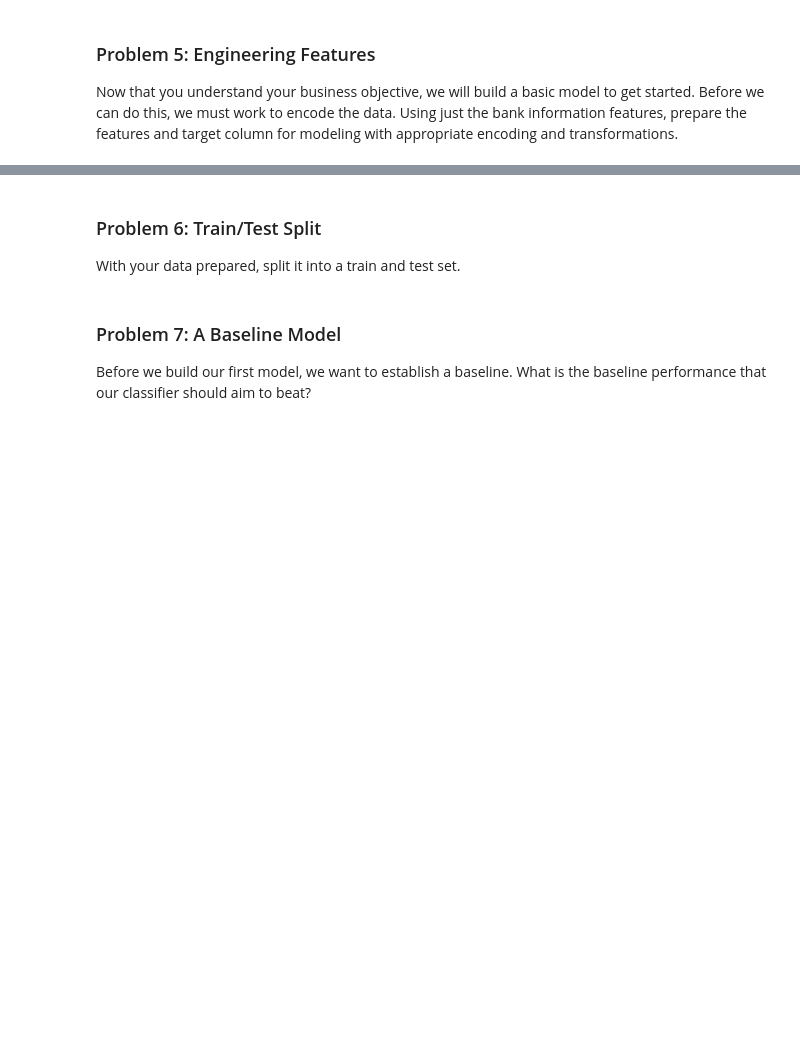
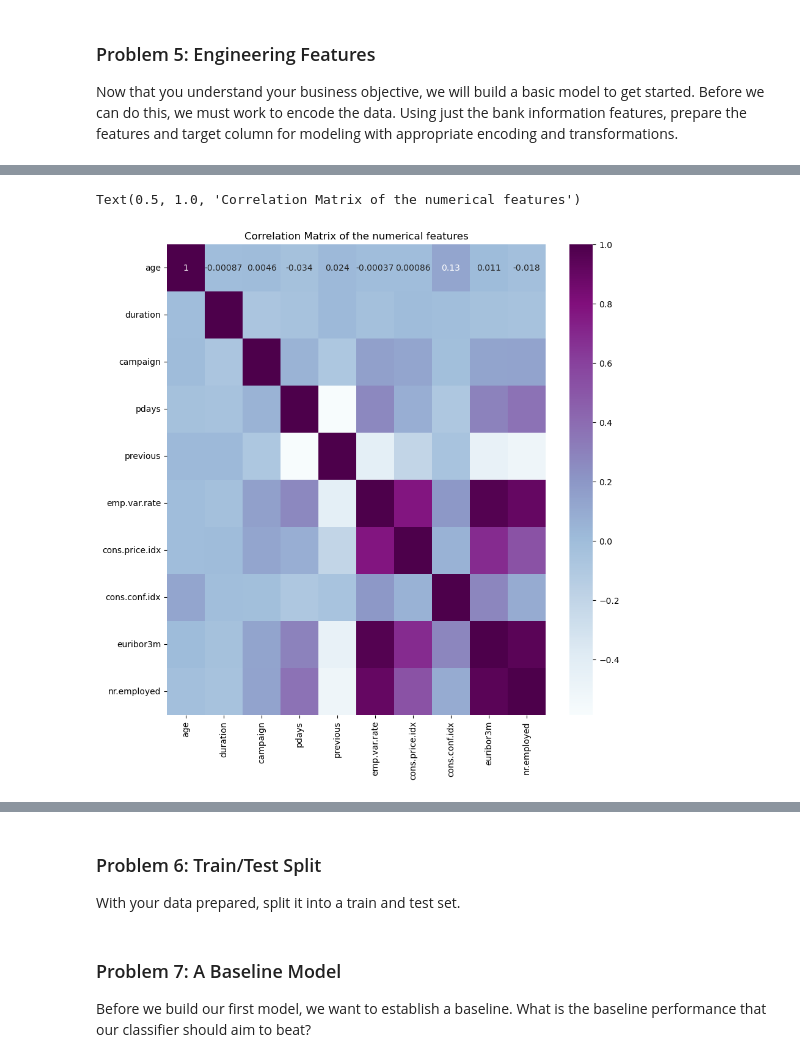
Before and after one commit to senrajah/comparing_classifiers, a Jupyter notebook: comparing_classifiers_bank.ipynb, the cells around one changed output, grey strips where cells are left out. Cells and saved outputs as stored; diff of their text form; code cells hidden in the pictures; blank space fills up the shorter version.

```diff
--- a/comparing_classifiers_bank.ipynb
+++ b/comparing_classifiers_bank.ipynb
@@ -95,0 +182,8 @@ Now that you understand your business objective, we will build a basic model to
+# %%
+df_numeric = df[num_column_lst]
+plt.figure(figsize=(10, 10))
+sns.heatmap(df_numeric.corr(), annot=True, cmap='BuPu')
+plt.title('Correlation Matrix of the numerical features')
+# %% [output]
+Text(0.5, 1.0, 'Correlation Matrix of the numerical features')
+[figure, added]
```
Also changed, not shown: parts of 52 cells of this notebook, 1 other file.
